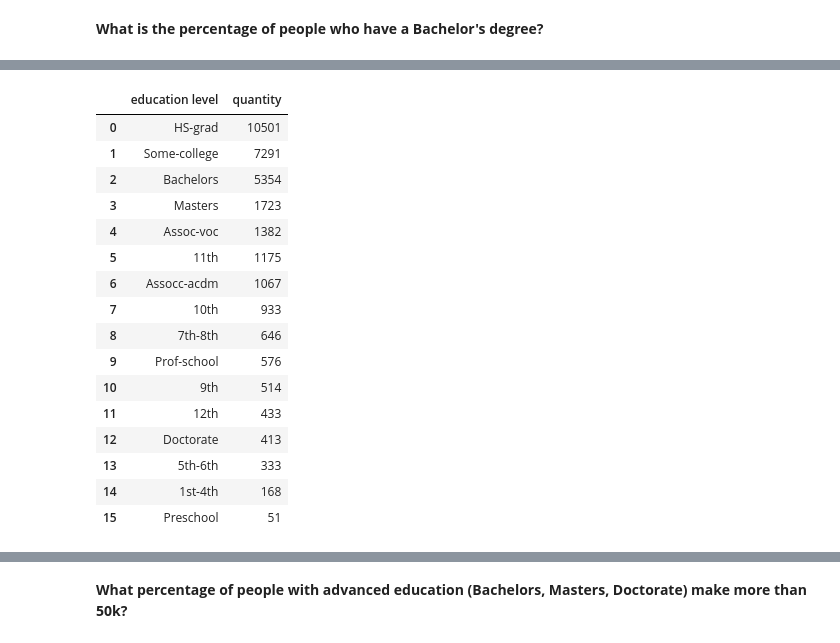
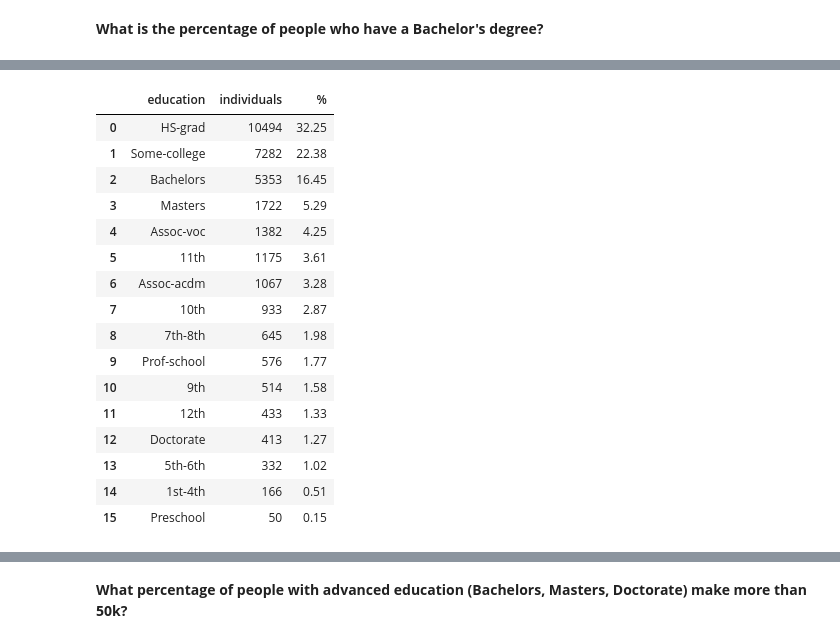
Before and after one commit to mfernandezzz/Data-Analysis-Projects, a Jupyter notebook: demographic_data_analyzer.ipynb, the cells around one changed output, grey strips where cells are left out. Cells and saved outputs as stored; diff of their text form; code cells hidden in the pictures.

```diff
--- a/demographic_data_analyzer.ipynb
+++ b/demographic_data_analyzer.ipynb
@@ -160,26 +222,23 @@ dtype: int64
-# %%
-df_education = pd.DataFrame({
-    'education level': ['HS-grad', 'Some-college', 'Bachelors', 'Masters', 'Assoc-voc', '11th', 'Assocc-acdm', '10th', '7th-8th', 'Prof-school', '9th', '12th',
-                        'Doctorate', '5th-6th', '1st-4th', 'Preschool'],
-    'quantity': [10501, 7291, 5354, 1723, 1382, 1175, 1067, 933, 646, 576, 514, 433, 413, 333, 168, 51]
-}, columns = ['education level', 'quantity'])
-
-df_education
-# %% [output]
-|  | education level | quantity |
-| 0 | HS-grad | 10501 |
-| 1 | Some-college | 7291 |
-| 2 | Bachelors | 5354 |
-| 3 | Masters | 1723 |
-| 4 | Assoc-voc | 1382 |
-| 5 | 11th | 1175 |
-| 6 | Assocc-acdm | 1067 |
-| 7 | 10th | 933 |
-| 8 | 7th-8th | 646 |
-| 9 | Prof-school | 576 |
-| 10 | 9th | 514 |
-| 11 | 12th | 433 |
-| 12 | Doctorate | 413 |
-| 13 | 5th-6th | 333 |
-| 14 | 1st-4th | 168 |
-| 15 | Preschool | 51 |
+# %%
+df_education = pd.DataFrame(df['education'].value_counts()).reset_index()
+df_education.rename(columns={'count': 'individuals'}, inplace=True)
+df_education['%'] = round((df_education['individuals'] / df_education['individuals'].sum()) * 100, 2)
+df_education
+# %% [output]
+|  | education | individuals | % |
+| 0 | HS-grad | 10494 | 32.25 |
+| 1 | Some-college | 7282 | 22.38 |
+| 2 | Bachelors | 5353 | 16.45 |
+| 3 | Masters | 1722 | 5.29 |
+| 4 | Assoc-voc | 1382 | 4.25 |
+| 5 | 11th | 1175 | 3.61 |
+| 6 | Assoc-acdm | 1067 | 3.28 |
+| 7 | 10th | 933 | 2.87 |
+| 8 | 7th-8th | 645 | 1.98 |
+| 9 | Prof-school | 576 | 1.77 |
+| 10 | 9th | 514 | 1.58 |
+| 11 | 12th | 433 | 1.33 |
+| 12 | Doctorate | 413 | 1.27 |
+| 13 | 5th-6th | 332 | 1.02 |
+| 14 | 1st-4th | 166 | 0.51 |
+| 15 | Preschool | 50 | 0.15 |
```
Also changed, not shown: parts of 81 cells of this notebook.
